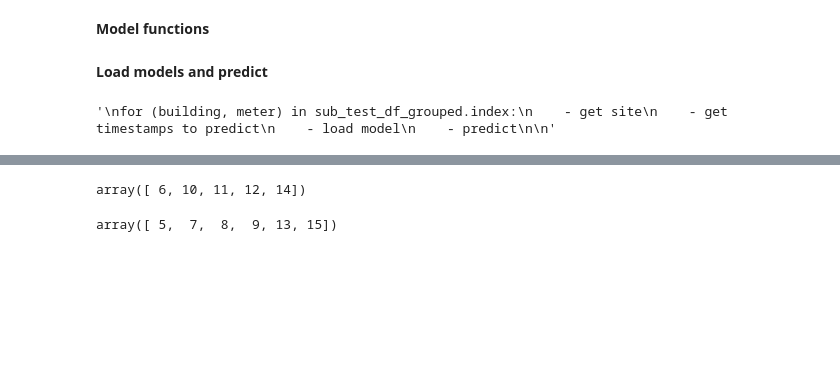
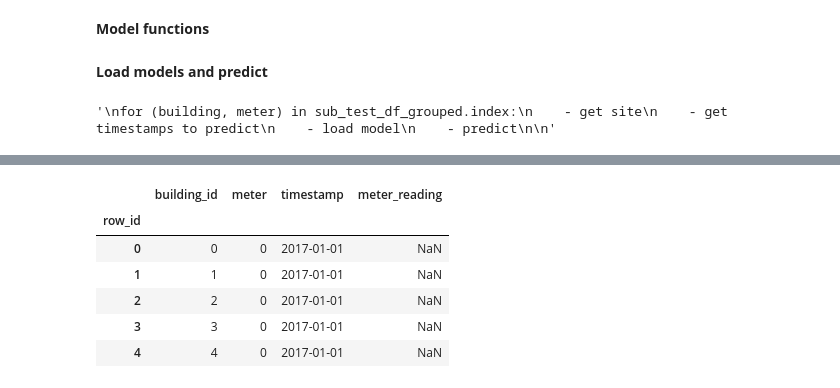
Before and after one commit to edouardArgenson/ASHRAE_great_energy_predictor, a Jupyter notebook: notebooks/predictions_pipeline.ipynb, the cells around one changed output, grey strips where cells are left out. Drawn from its saved outputs; the diff is of its cells as text; code cells hidden in the pictures; blank space fills up the shorter version.

```diff
--- a/notebooks/predictions_pipeline.ipynb
+++ b/notebooks/predictions_pipeline.ipynb
@@ -485,9 +483,10 @@ for (building, meter) in sub_test_df_grouped.index:
         'meter_reading' : meter_preds.reset_index(drop=True, inplace=False)
     })
 
-    prediction_dfs.append(meter_preds)
+    prediction_dfs.append(meter_preds_df)
 
-preditions_df = pd.concat(prediction_dfs, axis=0)
+predictions_df = pd.concat(prediction_dfs, axis=0)
+predictions_df.reset_index(drop=True, inplace=True)
 # %% [output]
 site : 5
 best_model type: MeanByMultiCatEstimator
@@ -731,8 +553,14 @@ dtype: int64
-# %%
-y_clean
-# %% [output]
-array([ 6, 10, 11, 12, 14])
-# %%
-y_dirty
-# %% [output]
-array([ 5,  7,  8,  9, 13, 15])
+# %%
+predictions_df.set_index(['building_id', 'meter', 'timestamp'], inplace=True)
+# %%
+my_submission_df = test_df.join(predictions_df, on=['building_id', 'meter', 'timestamp'], how='left')
+# %%
+my_submission_df.head()
+# %% [output]
+|  | building_id | meter | timestamp | meter_reading |
+| row_id |  |  |  |  |
+| 0 | 0 | 0 | 2017-01-01 | NaN |
+| 1 | 1 | 0 | 2017-01-01 | NaN |
+| 2 | 2 | 0 | 2017-01-01 | NaN |
+| 3 | 3 | 0 | 2017-01-01 | NaN |
+| 4 | 4 | 0 | 2017-01-01 | NaN |
```
Also changed, not shown: parts of 25 cells of this notebook, 1 other file.
